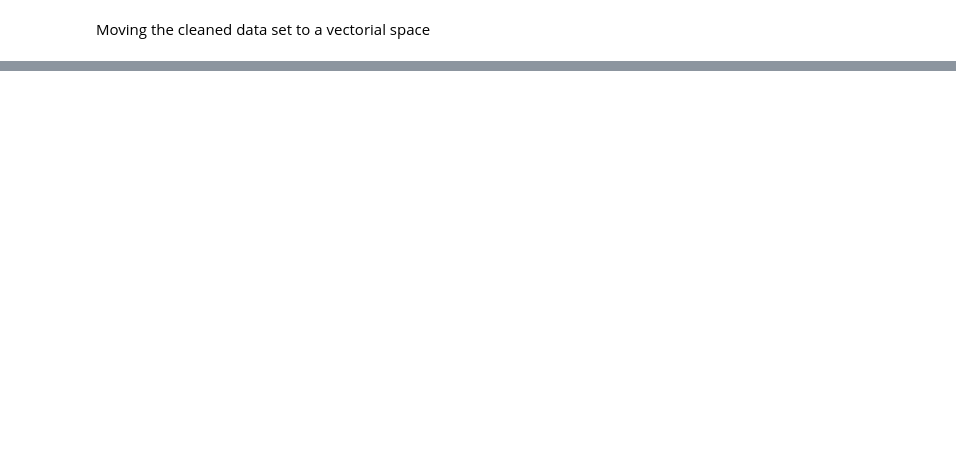
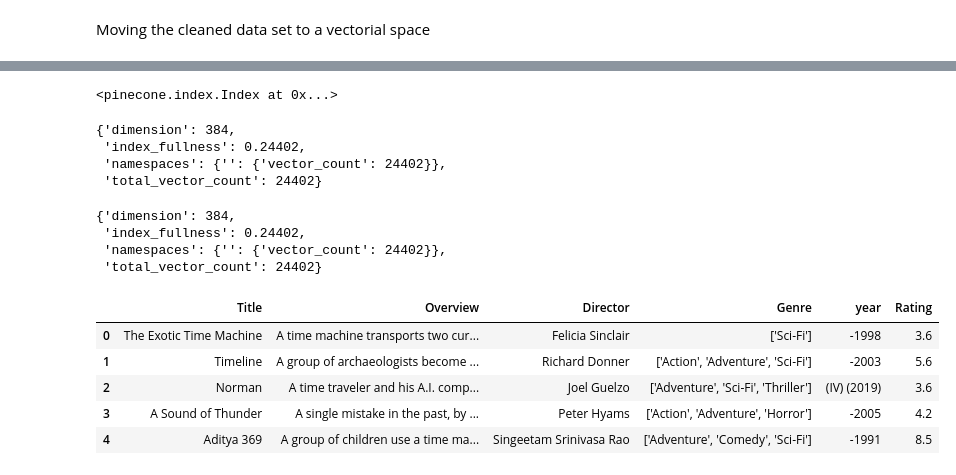
Before and after one commit to LennyRBriones/embeddings, a Jupyter notebook: Embeddings_search_proyect.ipynb, the cells around one changed output, grey strips where cells are left out. Saved outputs shown, nothing was run; the diff lists cells and outputs as text; code cells hidden in the pictures; blank space fills up the shorter version.

```diff
--- a/Embeddings_search_proyect.ipynb
+++ b/Embeddings_search_proyect.ipynb
@@ -68,0 +113,48 @@ embeddings = model.encode(df['text'],batch_size=64,show_progress_bar=True)
+# %%
+dimension_embeddings= len(df["embeddings"][0])
+index_name = "movies-embeddings"
+all_index = pinecone.list_indexes()
+if index_name in all_index:
+  index = pinecone.Index(index_name)
+else:
+  pinecone.create_index(index_name, dimension= dimension_embeddings, metric="cosine")
+  index = pinecone.Index(index_name)
+# %%
+index
+# %% [output]
+<pinecone.index.Index at 0x...>
+# %%
+from tqdm.auto import tqdm
+
+# we will use batches of 64
+batch_size = 64
+
+for i in tqdm(range(0, len(df), batch_size)):
+    # find end of batch
+    i_end = min(i+batch_size, len(df))
+    # extract batch
+    batch = df[i:i_end]
+    # generate embeddings for batch
+    ids = batch['ids']
+    emb = batch['embeddings']
+    metadata = batch.drop(['ids','embeddings','text','path'],axis=1).to_dict('records')
+
+    # add all to upsert list
+    to_upsert = list(zip(ids, emb,metadata))
+    # upsert/insert these records to pinecone
+    _ = index.upsert(vectors=to_upsert)
+
+# check that we have all vectors in index
+index.describe_index_stats()
+# %% [output]
+{'dimension': 384,
+ 'index_fullness': 0.24402,
+ 'namespaces': {'': {'vector_count': 24402}},
+ 'total_vector_count': 24402}
+# %%
+index.describe_index_stats()
+# %% [output]
+{'dimension': 384,
+ 'index_fullness': 0.24402,
+ 'namespaces': {'': {'vector_count': 24402}},
+ 'total_vector_count': 24402}
@@ -68,0 +208,9 @@ embeddings = model.encode(df['text'],batch_size=64,show_progress_bar=True)
+# %%
+search("A time travel adventure",None,None,5)
+# %% [output]
+|  | Title | Overview | Director | Genre | year | Rating |
+| 0 | The Exotic Time Machine | A time machine transports two cur... | Felicia Sinclair | ['Sci-Fi'] | -1998 | 3.6 |
+| 1 | Timeline | A group of archaeologists become ... | Richard Donner | ['Action', 'Adventure', 'Sci-Fi'] | -2003 | 5.6 |
+| 2 | Norman | A time traveler and his A.I. comp... | Joel Guelzo | ['Adventure', 'Sci-Fi', 'Thriller'] | (IV) (2019) | 3.6 |
+| 3 | A Sound of Thunder | A single mistake in the past, by ... | Peter Hyams | ['Action', 'Adventure', 'Horror'] | -2005 | 4.2 |
+| 4 | Aditya 369 | A group of children use a time ma... | Singeetam Srinivasa Rao | ['Adventure', 'Comedy', 'Sci-Fi'] | -1991 | 8.5 |
```
Also changed, not shown: parts of 10 cells of this notebook.
